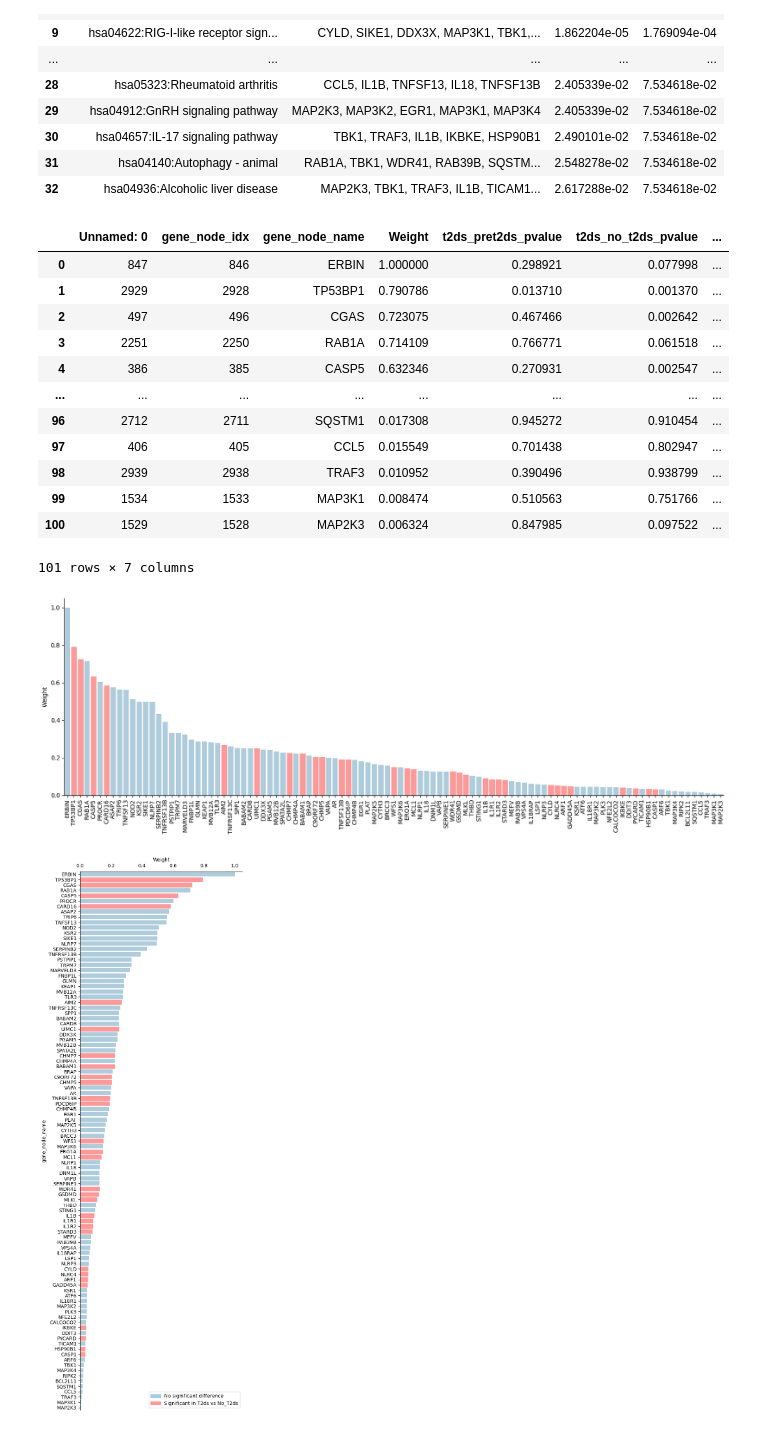
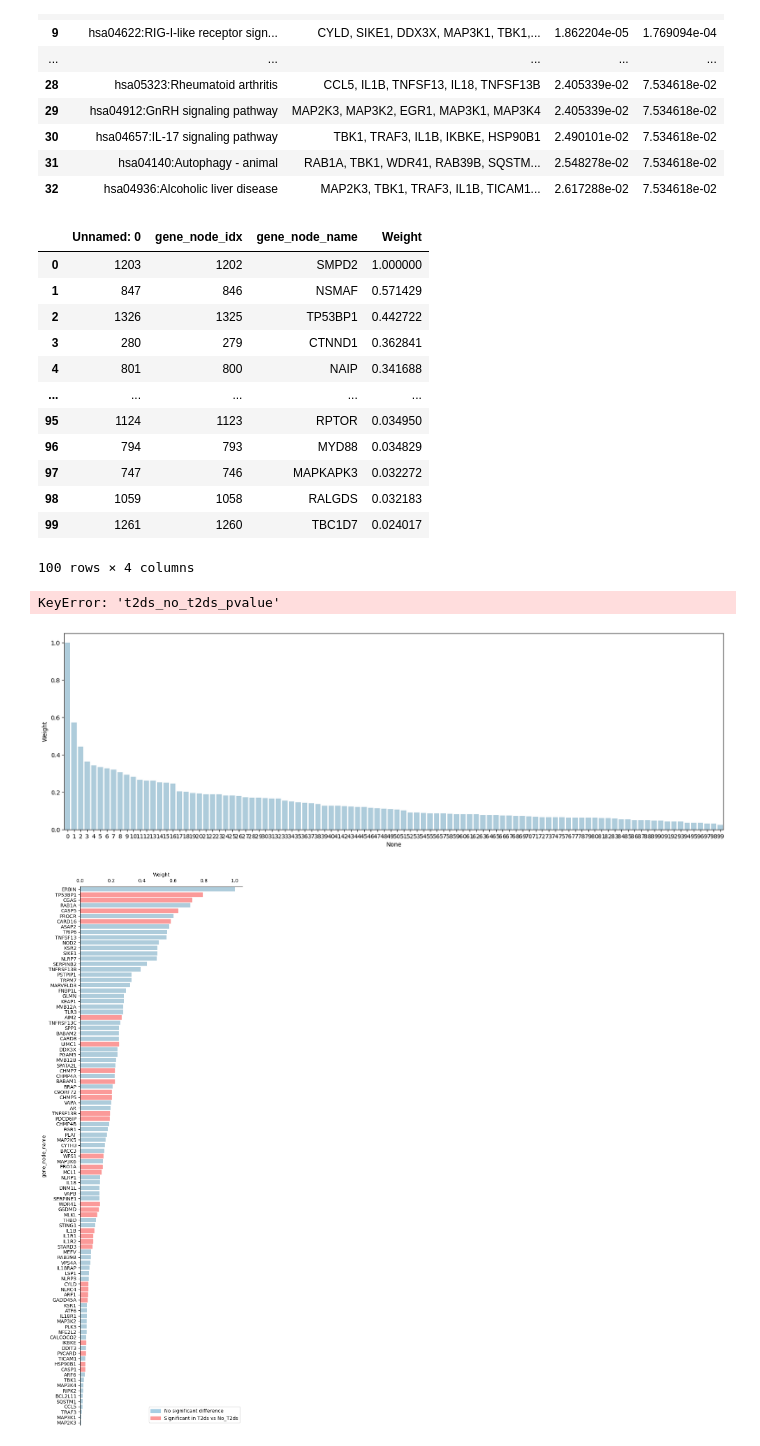
Before and after one commit to heming-zhang/LLFS-GiG, a Jupyter notebook: result_analysis.ipynb, the cells around one changed output. Cells and saved outputs as stored; diff of their text form; code cells hidden in the pictures.

Commit message:
update on the result analysis

```diff
--- a/result_analysis.ipynb
+++ b/result_analysis.ipynb
@@ -142,43 +128,44 @@ t2ds_new_enrichment_pathway_df.to_csv('./analysis/gigtran-gene-rownorm/t2ds_new_
 | 31 | hsa04140:Autophagy - animal | RAB1A, TBK1, WDR41, RAB39B, SQSTM... | 2.548278e-02 | 7.534618e-02 |
 | 32 | hsa04936:Alcoholic liver disease | MAP2K3, TBK1, TRAF3, IL1B, TICAM1... | 2.617288e-02 | 7.534618e-02 |
 # %%
-t2ds_new_refilter_node_weight_df = pd.read_csv('./analysis/gigtran-gene-rownorm/t2ds_new_refilter_node_weight_df.csv')
-t2ds_sort_new_refilter_node_weight_df = t2ds_new_refilter_node_weight_df.sort_values(by=['Weight'], ascending=False)
-t2ds_sort_new_refilter_node_weight_df
+t2ds_norm_refilter_node_weight_df = pd.read_csv('./analysis/gigtransformer-rownorm/t2ds_norm_refilter_node_weight_df.csv')
+t2ds_sort_norm_refilter_node_weight_df = t2ds_norm_refilter_node_weight_df.sort_values(by=['Weight'], ascending=False)
+t2ds_sort_norm_refilter_node_weight_df
 # %% [output]
-|  | Unnamed: 0 | gene_node_idx | gene_node_name | Weight | t2ds_pret2ds_pvalue | t2ds_no_t2ds_pvalue | ... |
-| 0 | 847 | 846 | ERBIN | 1.000000 | 0.298921 | 0.077998 | ... |
-| 1 | 2929 | 2928 | TP53BP1 | 0.790786 | 0.013710 | 0.001370 | ... |
-| 2 | 497 | 496 | CGAS | 0.723075 | 0.467466 | 0.002642 | ... |
-| 3 | 2251 | 2250 | RAB1A | 0.714109 | 0.766771 | 0.061518 | ... |
-| 4 | 386 | 385 | CASP5 | 0.632346 | 0.270931 | 0.002547 | ... |
-| ... | ... | ... | ... | ... | ... | ... | ... |
-| 96 | 2712 | 2711 | SQSTM1 | 0.017308 | 0.945272 | 0.910454 | ... |
-| 97 | 406 | 405 | CCL5 | 0.015549 | 0.701438 | 0.802947 | ... |
-| 98 | 2939 | 2938 | TRAF3 | 0.010952 | 0.390496 | 0.938799 | ... |
-| 99 | 1534 | 1533 | MAP3K1 | 0.008474 | 0.510563 | 0.751766 | ... |
-| 100 | 1529 | 1528 | MAP2K3 | 0.006324 | 0.847985 | 0.097522 | ... |
+|  | Unnamed: 0 | gene_node_idx | gene_node_name | Weight |
+| 0 | 1203 | 1202 | SMPD2 | 1.000000 |
+| 1 | 847 | 846 | NSMAF | 0.571429 |
+| 2 | 1326 | 1325 | TP53BP1 | 0.442722 |
+| 3 | 280 | 279 | CTNND1 | 0.362841 |
+| 4 | 801 | 800 | NAIP | 0.341688 |
+| ... | ... | ... | ... | ... |
+| 95 | 1124 | 1123 | RPTOR | 0.034950 |
+| 96 | 794 | 793 | MYD88 | 0.034829 |
+| 97 | 747 | 746 | MAPKAPK3 | 0.032272 |
+| 98 | 1059 | 1058 | RALGDS | 0.032183 |
+| 99 | 1261 | 1260 | TBC1D7 | 0.024017 |
-101 rows × 7 columns
+100 rows × 4 columns
 # %%
 import matplotlib.pyplot as plt
 import seaborn as sns
 
 plt.figure(figsize=(20, 6))
 # Create a horizontal bar plot for column A
-barplot = sns.barplot(y=t2ds_sort_new_refilter_node_weight_df['Weight'], x=t2ds_sort_new_refilter_node_weight_df.index, color='#A6CEE3')  # uniform color for all bars
+barplot = sns.barplot(y=t2ds_sort_norm_refilter_node_weight_df['Weight'], x=t2ds_sort_norm_refilter_node_weight_df.index, color='#A6CEE3')  # uniform color for all bars
 
-# Loop through the bars and highlight the ones where column B value is lower than 0.05
+# Loop through the bars and highlight the ones where column B value is lower than 0.1
 for idx, bar in enumerate(barplot.patches):
-    if t2ds_sort_new_refilter_node_weight_df['t2ds_no_t2ds_pvalue'][idx] < 0.05:
+    if t2ds_sort_norm_refilter_node_weight_df['t2ds_no_t2ds_pvalue'][idx] < 0.1:
         bar.set_color('#FB9A99')  # This will set the color of the bar to red if the condition is met
 
 # Assuming 'OtherColumn' is the name of the other column whose values you want to use as x-labels
-plt.xticks(ticks=range(len(t2ds_sort_new_refilter_node_weight_df)), labels=t2ds_sort_new_refilter_node_weight_df['gene_node_name'].tolist(), rotation=90)
+plt.xticks(ticks=range(len(t2ds_sort_norm_refilter_node_weight_df)), labels=t2ds_sort_norm_refilter_node_weight_df['gene_node_name'].tolist(), rotation=90)
 sns.despine(left=False, bottom=False, top=True, right=True)
 # Show the plot
 plt.show()
 # %% [output]
+KeyError: 't2ds_no_t2ds_pvalue'
-[figure, old version]
+[figure, new version]
 # %%
 import matplotlib.patches as mpatches
 
```
Also changed, not shown: parts of 18 cells of this notebook, 11 other files.
